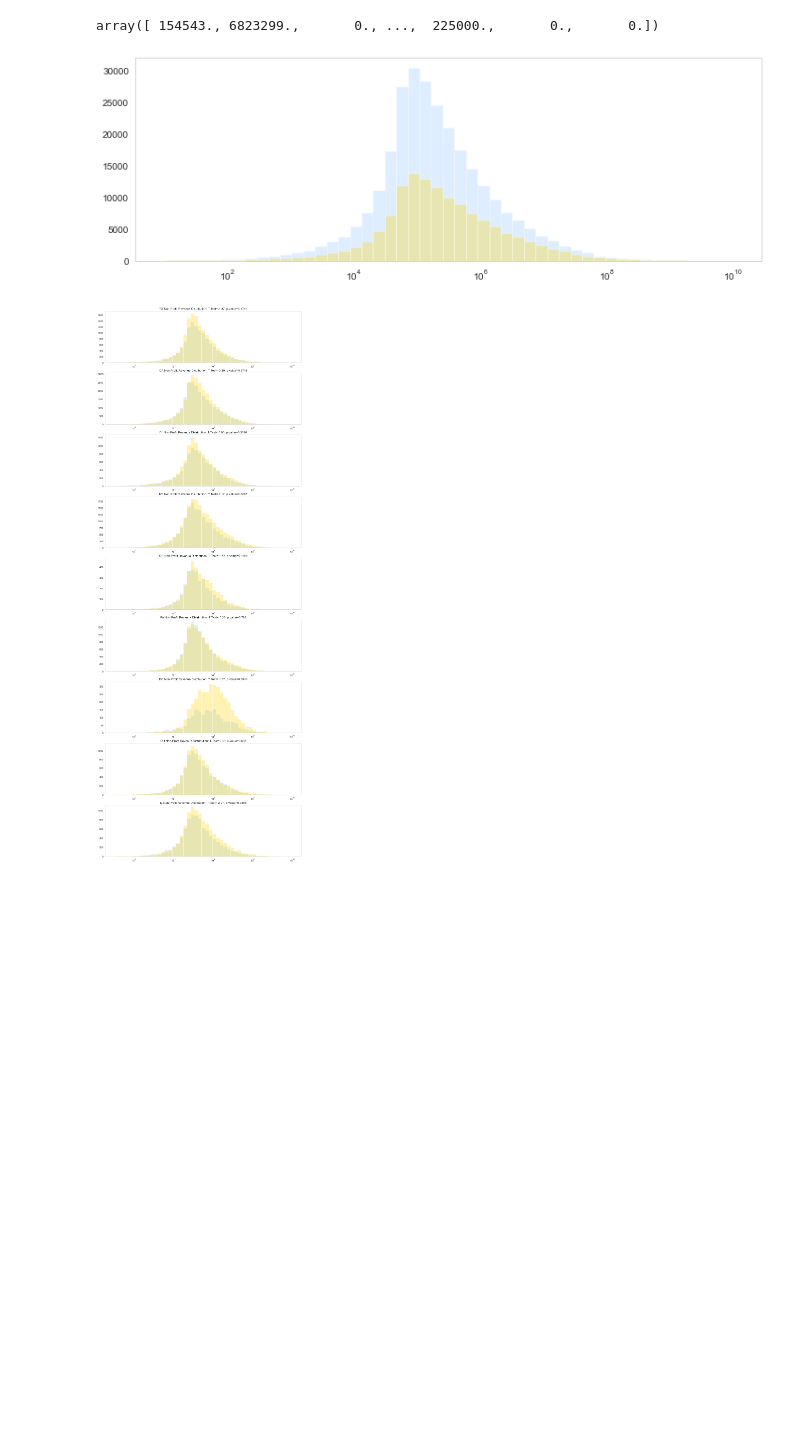
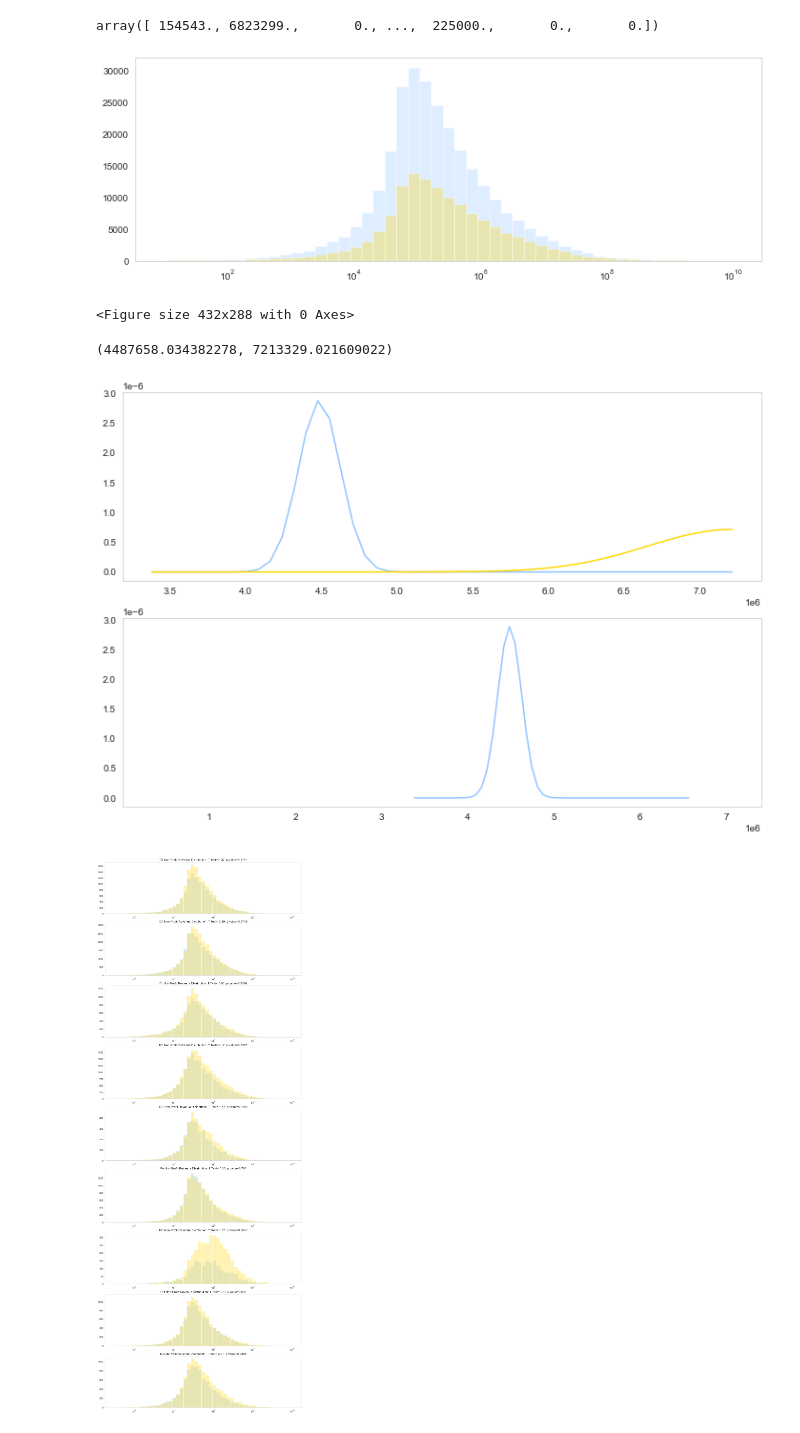
Before and after one commit to lesro/change_unlimited, a Jupyter notebook: notebooks/day3_eda_.ipynb, the cells around one changed output. Drawn from its saved outputs; the diff is of its cells as text; code cells hidden in the pictures; blank space fills up the shorter version.

```diff
--- a/notebooks/day3_eda_.ipynb
+++ b/notebooks/day3_eda_.ipynb
@@ -448,9 +448,9 @@ array([ 154543., 6823299.,       0., ...,  225000.,       0.,       0.])
 x = np.logspace(1,10)
 
 plt.figure(figsize=(12,4))
+plt.xscale('log')
 plt.hist(a2, bins=x, alpha=.3)
 plt.hist(b2, bins=x, alpha=.3, color='gold')
-plt.xscale('log')
 plt.grid()
 plt.show()
 plt.savefig('../images/np_rev_dist.png');
@@ -461,3 +461,41 @@ plt.savefig('../images/np_rev_dist.png');
 #as the threshold
 # %% [output]
 [figure]
+<Figure size 432x288 with 0 Axes>
+# %%
+a2.mean(), b2.mean()
+# %% [output]
+(4487658.034382278, 7213329.021609022)
+# %%
+# Plot the distributions of the samples and compare
+a = eda_df[eda_df['avg_income'] < eda_df['avg_income'].mean()]['REVENUE_AMT']
+b = eda_df[eda_df['avg_income'] >= eda_df['avg_income'].mean()]['REVENUE_AMT']
+a2 = a[a>0]
+b2 = b[b>0]
+
+min_x = a2.mean() - (a2.std()/(len(a2)**.5)*8)
+max_x = a2.mean() + (a2.std()/(len(a2)**.5)*15)
+
+min_y = b2.mean() - (b2.std()/(len(b2)**5)*8)
+max_y = b2.mean() + (b2.std()/(len(b2)**5)*)
+
+x = np.linspace(min_x,max_x)
+y = np.linspace(min_y,max_y)
+z = np.linspace(min(min_x, min_y), max(max_x, max_y))
+
+one = stats.norm(loc=np.mean(a2), scale=np.std(a2)/(len(a2)**.5))
+two = stats.norm(loc=np.mean(b2), scale=np.std(b2)/(len(b2)**.5))
+
+fig, (ax1, ax2) = plt.subplots(2,1, figsize=(12,8))
+
+ax1.plot(z, one.pdf(z))
+ax1.plot(z, two.pdf(z), color='gold')
+
+
+ax2.plot(x, one.pdf(x))
+ax2.plot(y, two.pdf(y),color='gold')
+ax2.set_xlim(5)
+ax1.grid()
+ax2.grid()
+# %% [output]
+[figure, added]
```
Also changed, not shown: parts of 6 cells of this notebook.
